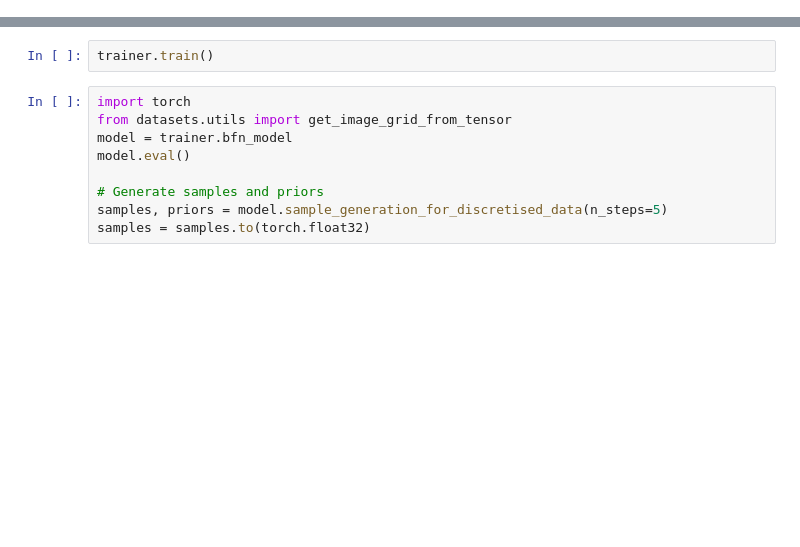
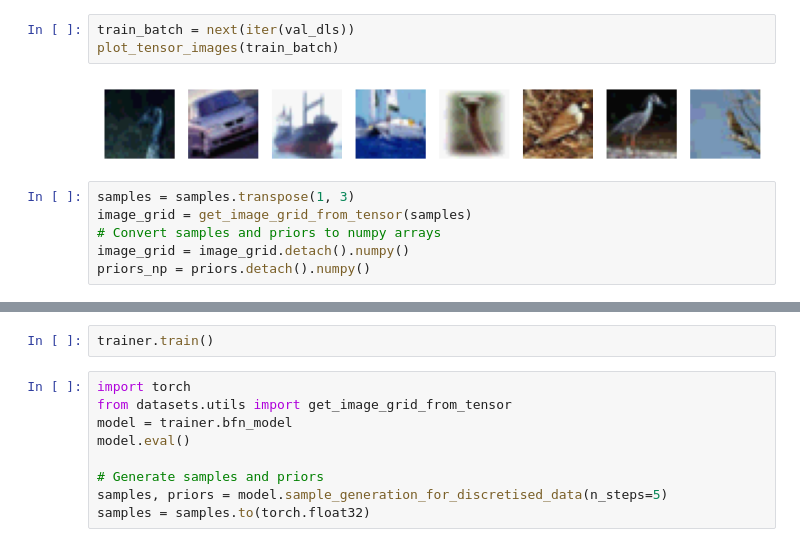
Before and after one commit to rupertmenneer/bayesian_flow, a Jupyter notebook: discretised/cifar_10.ipynb, the cells around one changed output, grey strips where cells are left out. Drawn from its saved outputs; the diff is of its cells as text; blank space fills up the shorter version.

```diff
--- a/discretised/cifar_10.ipynb
+++ b/discretised/cifar_10.ipynb
@@ -19,3 +61,14 @@ Loaded pretrained model checkpoint ./bfn_model_checkpoint.pth
+# %%
+train_batch = next(iter(val_dls))
+plot_tensor_images(train_batch)
+# %% [output]
+[figure, added]
+# %%
+samples = samples.transpose(1, 3)
+image_grid = get_image_grid_from_tensor(samples)
+# Convert samples and priors to numpy arrays
+image_grid = image_grid.detach().numpy()
+priors_np = priors.detach().numpy()
 # %%
 batch = next(iter(trainer.train_dls))
 print(batch.shape)
```
Also changed, not shown: parts of 9 cells of this notebook, 2 other files.
